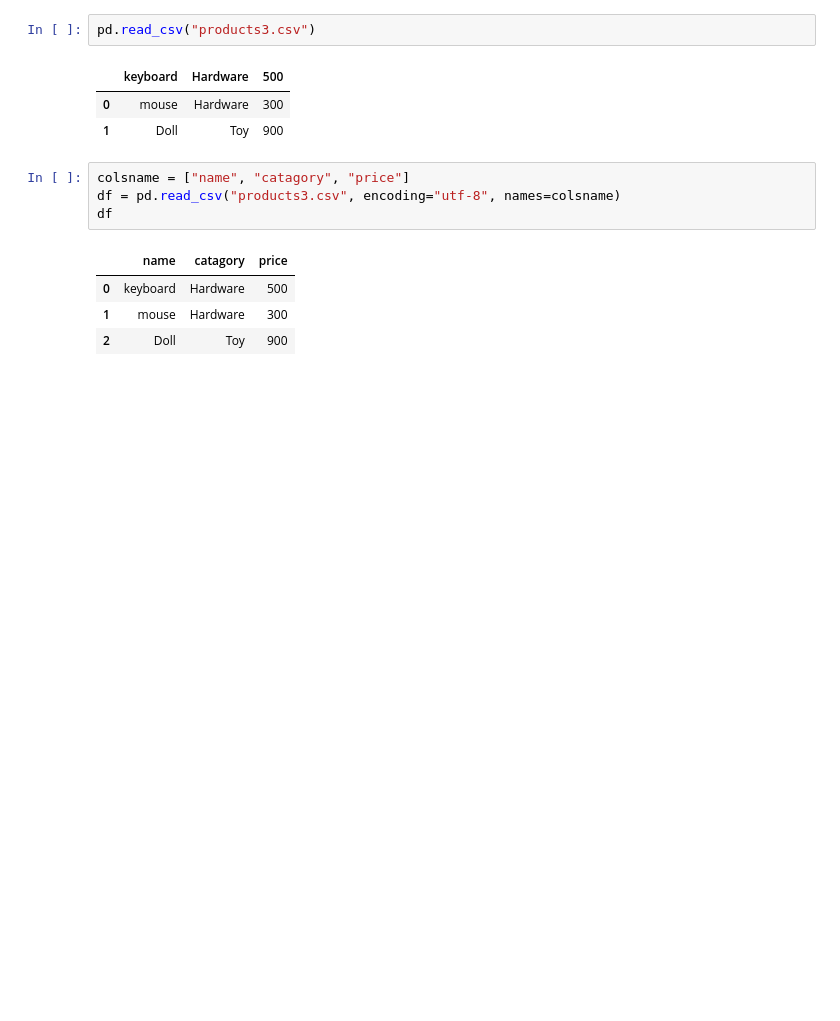
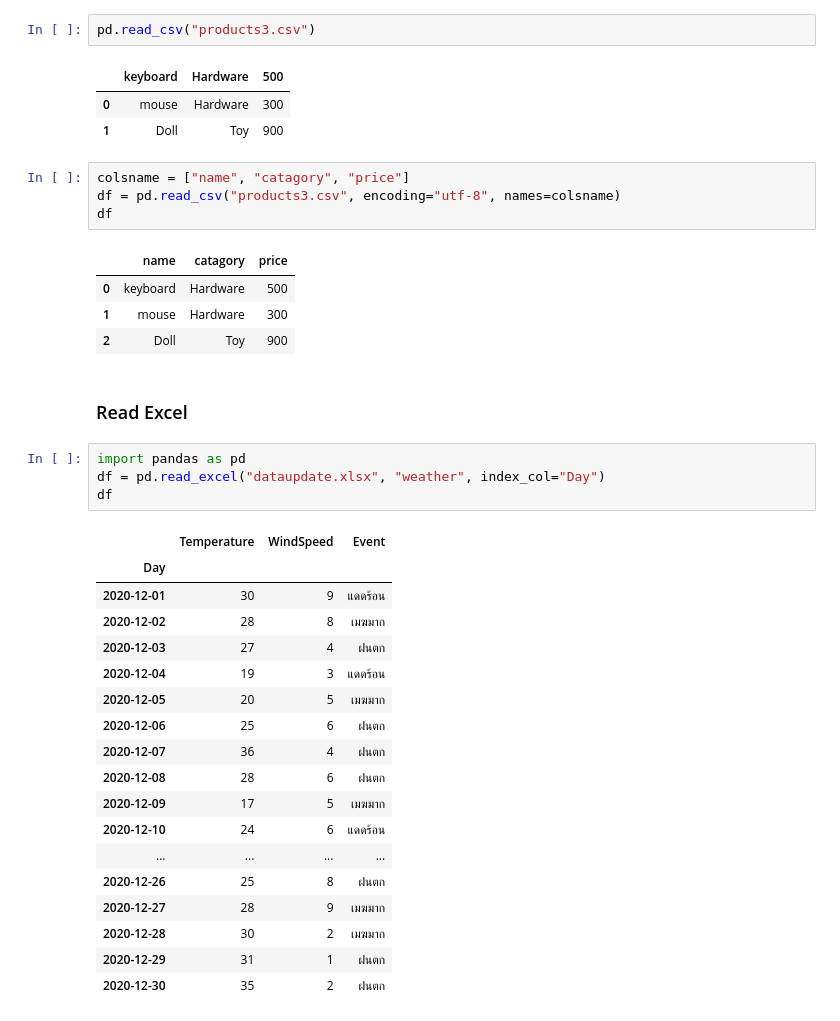
Before and after one commit to PiNGx161/PythonTutorial, a Jupyter notebook: py_pandas.ipynb, the cells around one changed output. Saved outputs shown, nothing was run; the diff lists cells and outputs as text; blank space fills up the shorter version.

```diff
--- a/py_pandas.ipynb
+++ b/py_pandas.ipynb
@@ -240,3 +240,28 @@ df
 | 0 | keyboard | Hardware | 500 |
 | 1 | mouse | Hardware | 300 |
 | 2 | Doll | Toy | 900 |
+# %% [markdown]
+### Read Excel
+# %%
+import pandas as pd
+df = pd.read_excel("dataupdate.xlsx", "weather", index_col="Day")
+df
+# %% [output]
+|  | Temperature | WindSpeed | Event |
+| Day |  |  |  |
+| 2020-12-01 | 30 | 9 | แดดร้อน |
+| 2020-12-02 | 28 | 8 | เมฆมาก |
+| 2020-12-03 | 27 | 4 | ฝนตก |
+| 2020-12-04 | 19 | 3 | แดดร้อน |
+| 2020-12-05 | 20 | 5 | เมฆมาก |
+| 2020-12-06 | 25 | 6 | ฝนตก |
+| 2020-12-07 | 36 | 4 | ฝนตก |
+| 2020-12-08 | 28 | 6 | ฝนตก |
+| 2020-12-09 | 17 | 5 | เมฆมาก |
+| 2020-12-10 | 24 | 6 | แดดร้อน |
+| ... | ... | ... | ... |
+| 2020-12-26 | 25 | 8 | ฝนตก |
+| 2020-12-27 | 28 | 9 | เมฆมาก |
+| 2020-12-28 | 30 | 2 | เมฆมาก |
+| 2020-12-29 | 31 | 1 | ฝนตก |
+| 2020-12-30 | 35 | 2 | ฝนตก |
```
Also changed, not shown: parts of 21 cells of this notebook, 1 other file.
